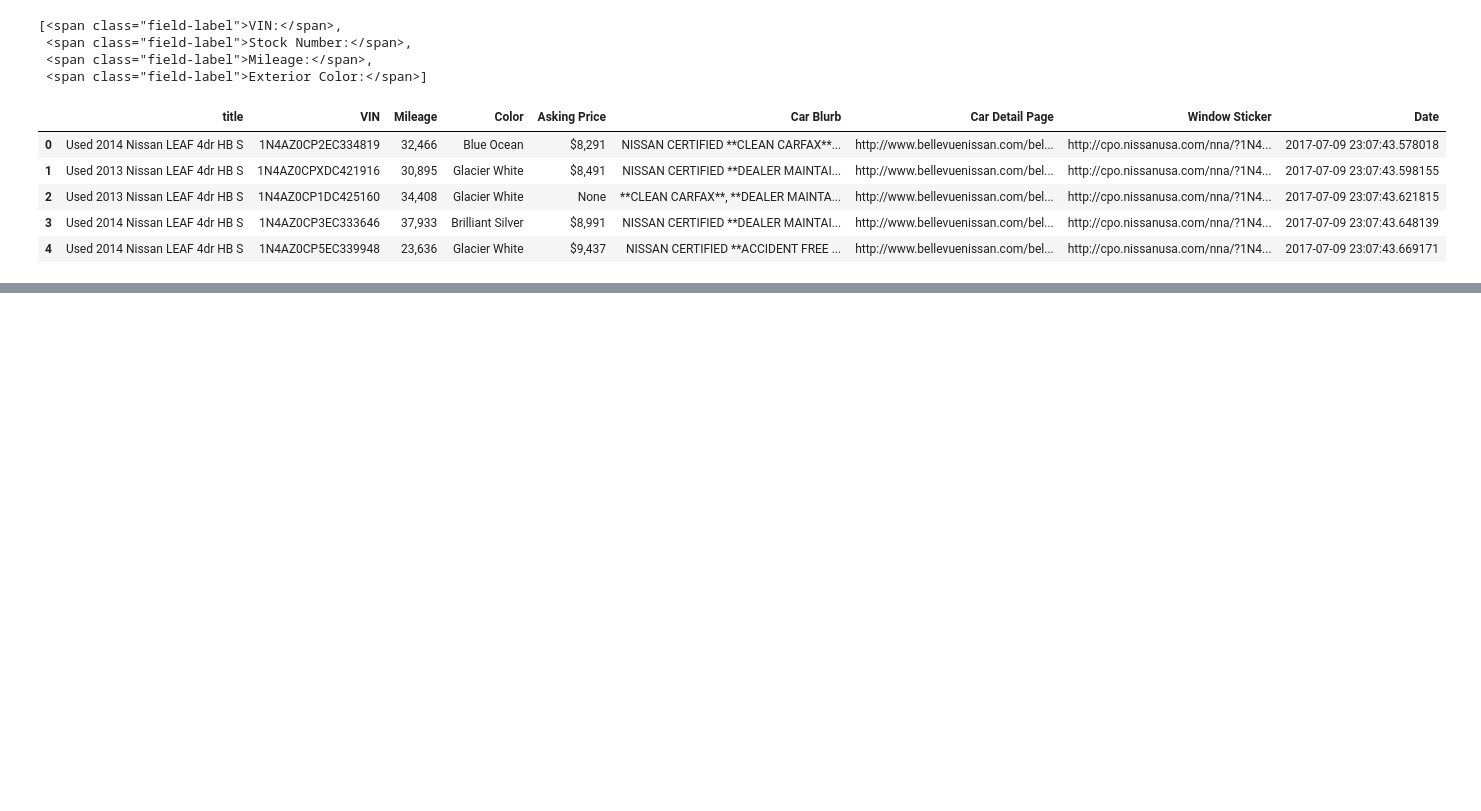
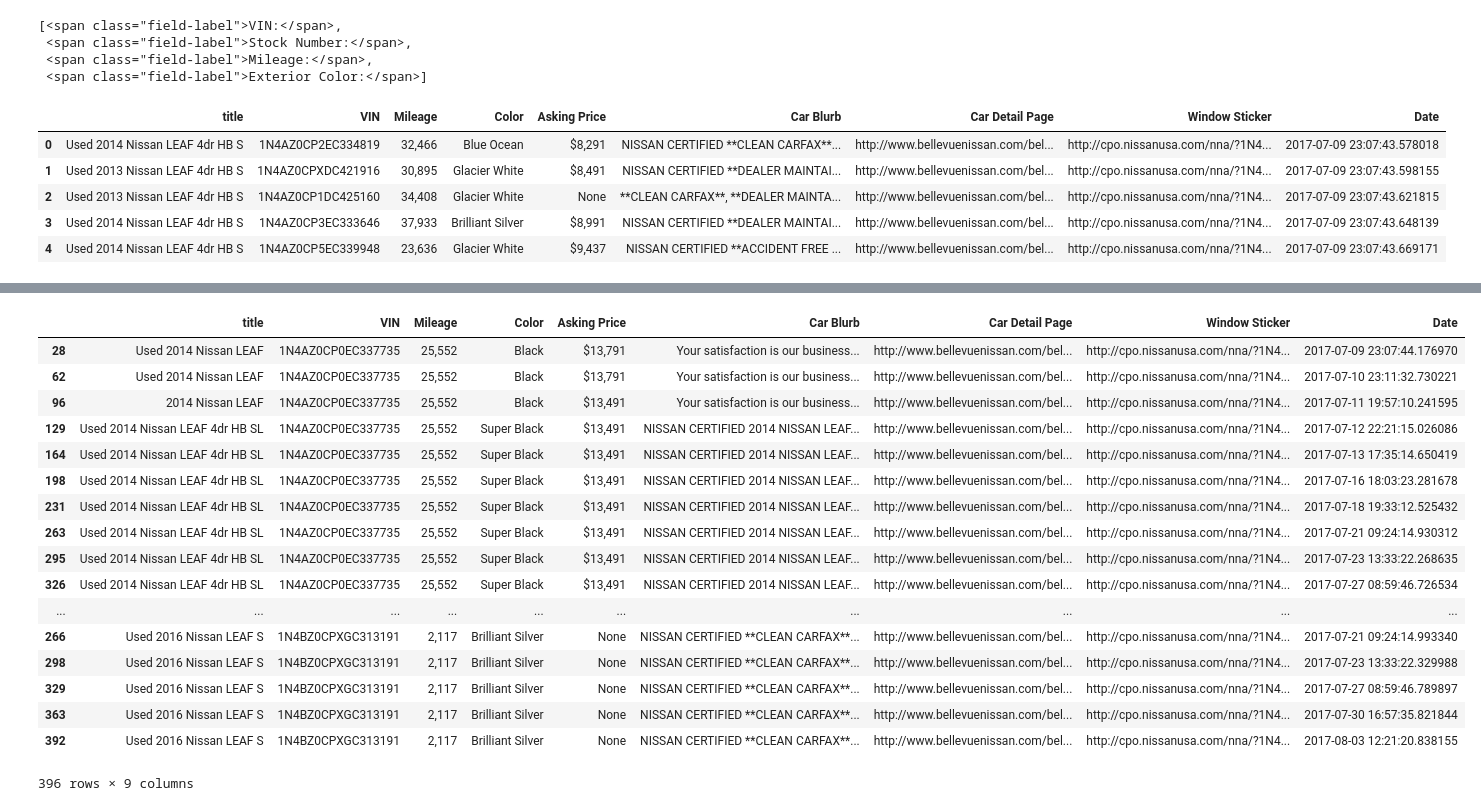
Before and after one commit to lukewrites/Learning-Log, a Jupyter notebook: web_scraping/playground/nissan_prices.ipynb, the cells around one changed output, grey strips where cells are left out. Cells and saved outputs as stored; diff of their text form; code cells hidden in the pictures; blank space fills up the shorter version.

```diff
--- a/web_scraping/playground/nissan_prices.ipynb
+++ b/web_scraping/playground/nissan_prices.ipynb
@@ -385,0 +462,29 @@ grouped_by_vin
+# %%
+for price in grouped_by_vin['Asking Price']:
+    if price == 'None' or 'Call Us':
+        price = 0
+    else:
+        price = price.replace(',', '')
+        price = price.replace('$', '')
+        price = int(price)
+
+grouped_by_vin
+# %% [output]
+|  | title | VIN | Mileage | Color | Asking Price | Car Blurb | Car Detail Page | Window Sticker | Date |
+| 28 | Used 2014 Nissan LEAF | 1N4AZ0CP0EC337735 | 25,552 | Black | $13,791 | Your satisfaction is our business... | http://www.bellevuenissan.com/bel... | http://cpo.nissanusa.com/nna/?1N4... | 2017-07-09 23:07:44.176970 |
+| 62 | Used 2014 Nissan LEAF | 1N4AZ0CP0EC337735 | 25,552 | Black | $13,791 | Your satisfaction is our business... | http://www.bellevuenissan.com/bel... | http://cpo.nissanusa.com/nna/?1N4... | 2017-07-10 23:11:32.730221 |
+| 96 | 2014 Nissan LEAF | 1N4AZ0CP0EC337735 | 25,552 | Black | $13,491 | Your satisfaction is our business... | http://www.bellevuenissan.com/bel... | http://cpo.nissanusa.com/nna/?1N4... | 2017-07-11 19:57:10.241595 |
+| 129 | Used 2014 Nissan LEAF 4dr HB SL | 1N4AZ0CP0EC337735 | 25,552 | Super Black | $13,491 | NISSAN CERTIFIED 2014 NISSAN LEAF... | http://www.bellevuenissan.com/bel... | http://cpo.nissanusa.com/nna/?1N4... | 2017-07-12 22:21:15.026086 |
+| 164 | Used 2014 Nissan LEAF 4dr HB SL | 1N4AZ0CP0EC337735 | 25,552 | Super Black | $13,491 | NISSAN CERTIFIED 2014 NISSAN LEAF... | http://www.bellevuenissan.com/bel... | http://cpo.nissanusa.com/nna/?1N4... | 2017-07-13 17:35:14.650419 |
+| 198 | Used 2014 Nissan LEAF 4dr HB SL | 1N4AZ0CP0EC337735 | 25,552 | Super Black | $13,491 | NISSAN CERTIFIED 2014 NISSAN LEAF... | http://www.bellevuenissan.com/bel... | http://cpo.nissanusa.com/nna/?1N4... | 2017-07-16 18:03:23.281678 |
+| 231 | Used 2014 Nissan LEAF 4dr HB SL | 1N4AZ0CP0EC337735 | 25,552 | Super Black | $13,491 | NISSAN CERTIFIED 2014 NISSAN LEAF... | http://www.bellevuenissan.com/bel... | http://cpo.nissanusa.com/nna/?1N4... | 2017-07-18 19:33:12.525432 |
+| 263 | Used 2014 Nissan LEAF 4dr HB SL | 1N4AZ0CP0EC337735 | 25,552 | Super Black | $13,491 | NISSAN CERTIFIED 2014 NISSAN LEAF... | http://www.bellevuenissan.com/bel... | http://cpo.nissanusa.com/nna/?1N4... | 2017-07-21 09:24:14.930312 |
+| 295 | Used 2014 Nissan LEAF 4dr HB SL | 1N4AZ0CP0EC337735 | 25,552 | Super Black | $13,491 | NISSAN CERTIFIED 2014 NISSAN LEAF... | http://www.bellevuenissan.com/bel... | http://cpo.nissanusa.com/nna/?1N4... | 2017-07-23 13:33:22.268635 |
+| 326 | Used 2014 Nissan LEAF 4dr HB SL | 1N4AZ0CP0EC337735 | 25,552 | Super Black | $13,491 | NISSAN CERTIFIED 2014 NISSAN LEAF... | http://www.bellevuenissan.com/bel... | http://cpo.nissanusa.com/nna/?1N4... | 2017-07-27 08:59:46.726534 |
+| ... | ... | ... | ... | ... | ... | ... | ... | ... | ... |
+| 266 | Used 2016 Nissan LEAF S | 1N4BZ0CPXGC313191 | 2,117 | Brilliant Silver | None | NISSAN CERTIFIED **CLEAN CARFAX**... | http://www.bellevuenissan.com/bel... | http://cpo.nissanusa.com/nna/?1N4... | 2017-07-21 09:24:14.993340 |
+| 298 | Used 2016 Nissan LEAF S | 1N4BZ0CPXGC313191 | 2,117 | Brilliant Silver | None | NISSAN CERTIFIED **CLEAN CARFAX**... | http://www.bellevuenissan.com/bel... | http://cpo.nissanusa.com/nna/?1N4... | 2017-07-23 13:33:22.329988 |
+| 329 | Used 2016 Nissan LEAF S | 1N4BZ0CPXGC313191 | 2,117 | Brilliant Silver | None | NISSAN CERTIFIED **CLEAN CARFAX**... | http://www.bellevuenissan.com/bel... | http://cpo.nissanusa.com/nna/?1N4... | 2017-07-27 08:59:46.789897 |
+| 363 | Used 2016 Nissan LEAF S | 1N4BZ0CPXGC313191 | 2,117 | Brilliant Silver | None | NISSAN CERTIFIED **CLEAN CARFAX**... | http://www.bellevuenissan.com/bel... | http://cpo.nissanusa.com/nna/?1N4... | 2017-07-30 16:57:35.821844 |
+| 392 | Used 2016 Nissan LEAF S | 1N4BZ0CPXGC313191 | 2,117 | Brilliant Silver | None | NISSAN CERTIFIED **CLEAN CARFAX**... | http://www.bellevuenissan.com/bel... | http://cpo.nissanusa.com/nna/?1N4... | 2017-08-03 12:21:20.838155 |
+396 rows × 9 columns
```
Also changed, not shown: parts of 11 cells of this notebook, 2 other files.
